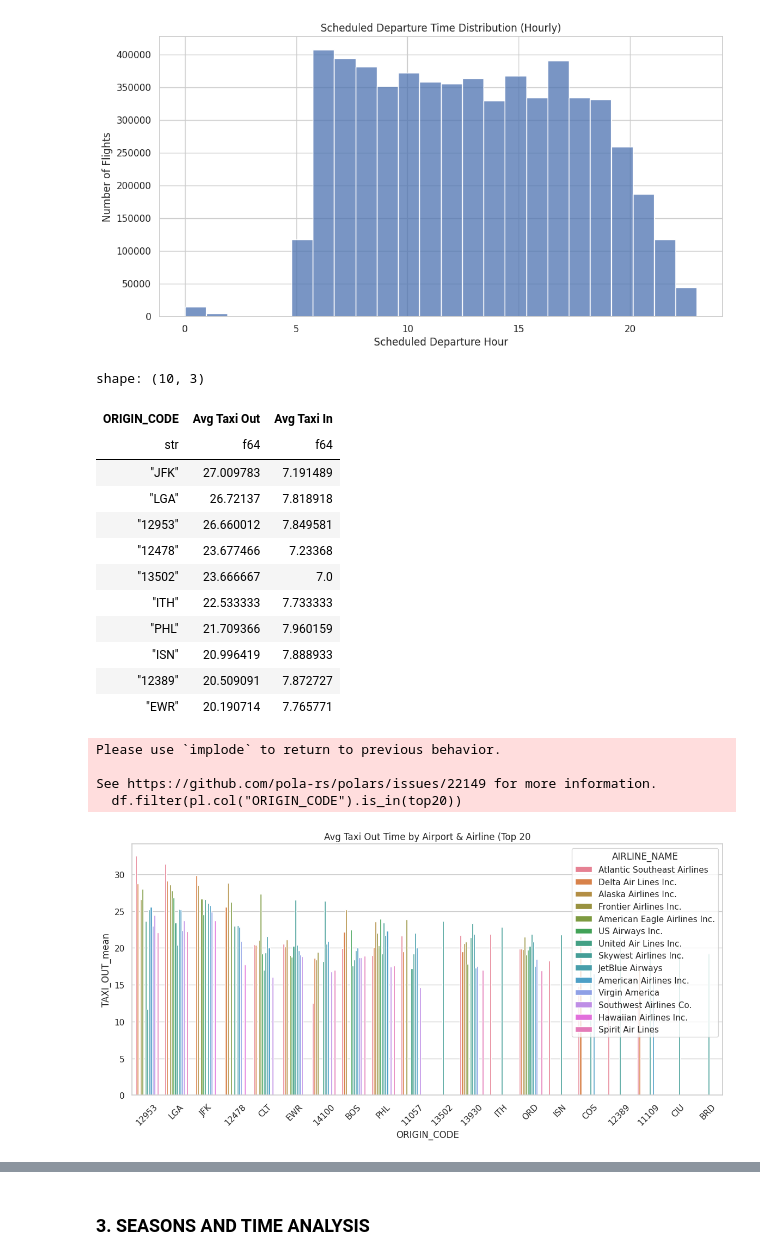
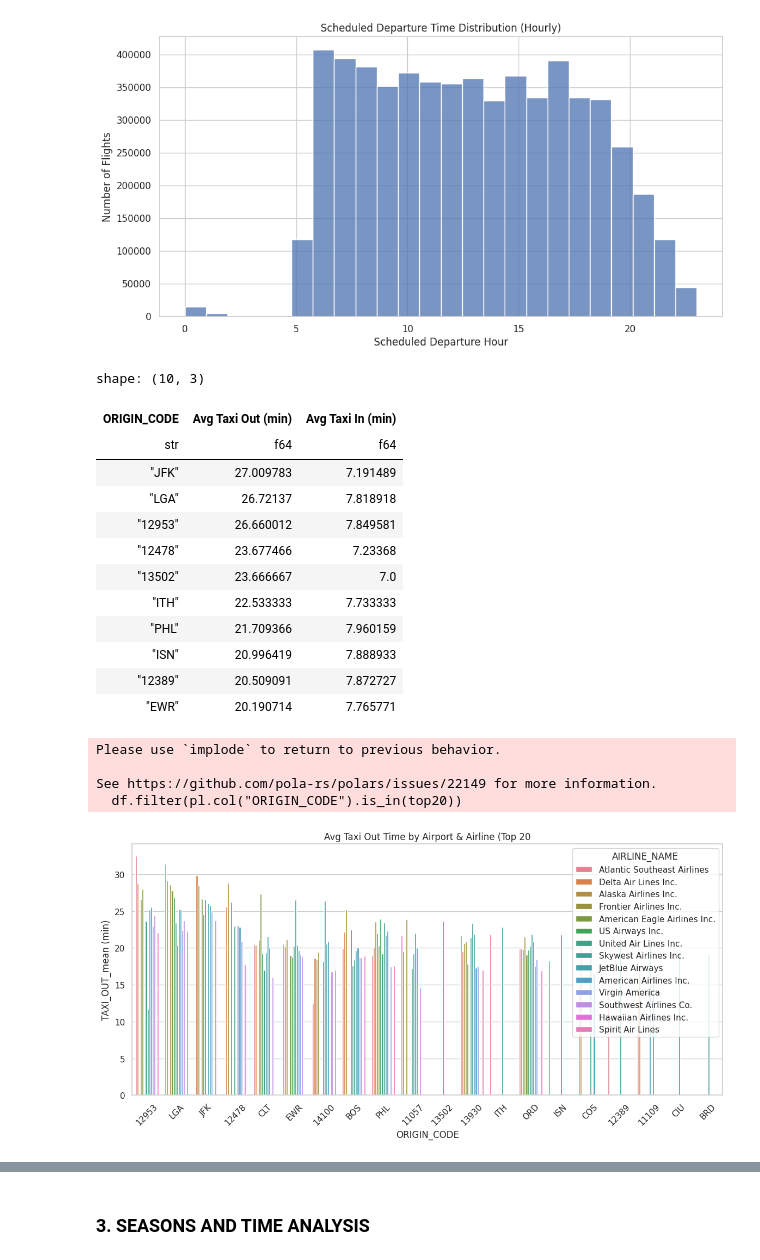
Before and after one commit to warmice19/airlines-analytics, a Jupyter notebook: notebooks/flight_01.ipynb, the cells around one changed output, grey strips where cells are left out. Drawn from its saved outputs; the diff is of its cells as text; code cells hidden in the pictures.

```diff
--- a/notebooks/flight_01.ipynb
+++ b/notebooks/flight_01.ipynb
@@ -164,17 +165,17 @@ plt.show()
 taxi_times = (
     df.group_by("ORIGIN_CODE")
     .agg([
-        pl.col("TAXI_OUT").mean().alias("Avg Taxi Out"),
-        pl.col("TAXI_IN").mean().alias("Avg Taxi In")
+        pl.col("TAXI_OUT").mean().alias("Avg Taxi Out (min)"),
+        pl.col("TAXI_IN").mean().alias("Avg Taxi In (min)")
     ])
-    .sort("Avg Taxi Out", descending=True)
+    .sort("Avg Taxi Out (min)", descending=True)
     .head(10)
 )
 
 taxi_times
 # %% [output]
 shape: (10, 3)
-| ORIGIN_CODE | Avg Taxi Out | Avg Taxi In |
+| ORIGIN_CODE | Avg Taxi Out (min) | Avg Taxi In (min) |
 | str | f64 | f64 |
 | "JFK" | 27.009783 | 7.191489 |
 | "LGA" | 26.72137 | 7.818918 |
@@ -189,33 +190,33 @@ shape: (10, 3)
 # %%
 # -- Avg Taxi Out by Airport & Airline for top 20 airports
 top20 = (
     df.group_by("ORIGIN_CODE")
       .agg(pl.col("TAXI_OUT").mean().alias("AVG_TAXI_OUT"))
       .sort("AVG_TAXI_OUT", descending=True)
       .head(20)
       .get_column("ORIGIN_CODE")
 )
 
 df_agg = (
     df.filter(pl.col("ORIGIN_CODE").is_in(top20))
       .group_by(["ORIGIN_CODE", "AIRLINE_NAME"])
-      .agg(pl.col("TAXI_OUT").mean().alias("TAXI_OUT_mean"))
-      .sort(["TAXI_OUT_mean"], descending=True)
+      .agg(pl.col("TAXI_OUT").mean().alias("TAXI_OUT_mean (min)"))
+      .sort(["TAXI_OUT_mean (min)"], descending=True)
 )
 
 pdf = df_agg.to_pandas()
 
 plt.figure(figsize=(14,6))
-sns.barplot(data=pdf,  x="ORIGIN_CODE", y="TAXI_OUT_mean", hue="AIRLINE_NAME")
+sns.barplot(data=pdf,  x="ORIGIN_CODE", y="TAXI_OUT_mean (min)", hue="AIRLINE_NAME")
 plt.xticks(rotation=45)
 plt.title("Avg Taxi Out Time by Airport & Airline (Top 20")
 plt.show()
 # %% [output]
 Please use `implode` to return to previous behavior.
 
 See https://github.com/pola-rs/polars/issues/22149 for more information.
   df.filter(pl.col("ORIGIN_CODE").is_in(top20))
-[figure, old version]
+[figure, new version]
 # %%
 # -- Avg Taxi in time by airport and airline
 
```
Also changed, not shown: parts of 14 cells of this notebook.
